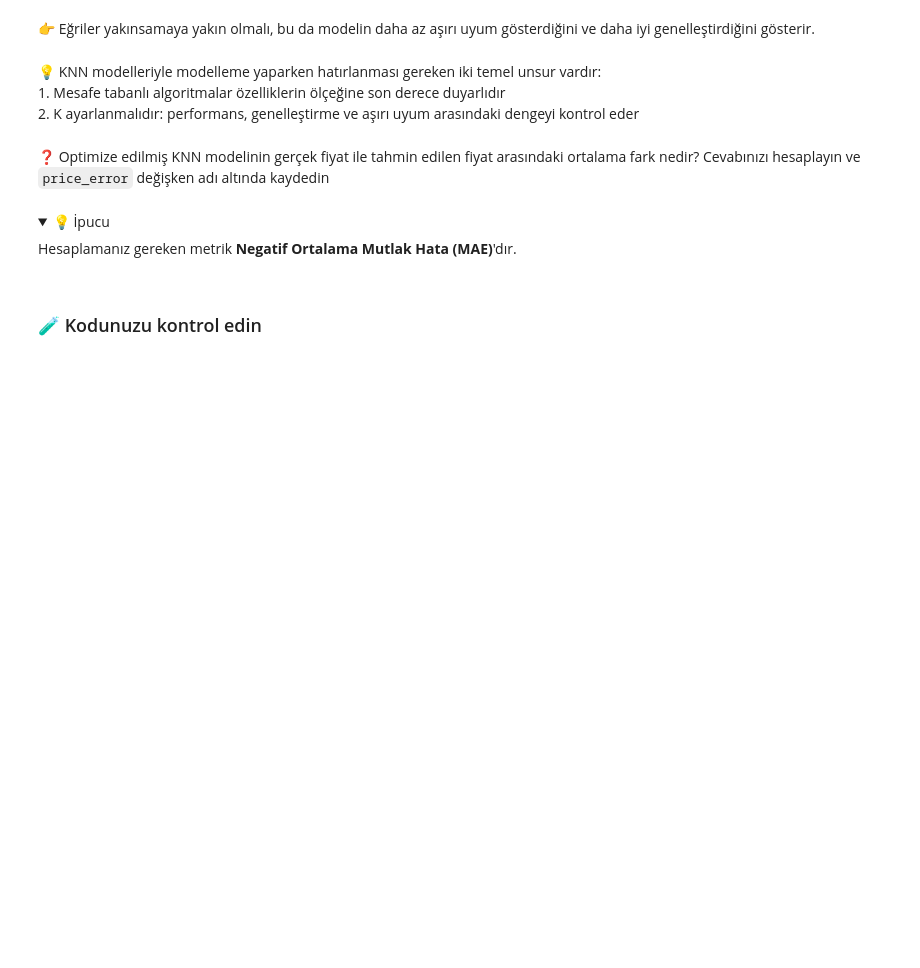
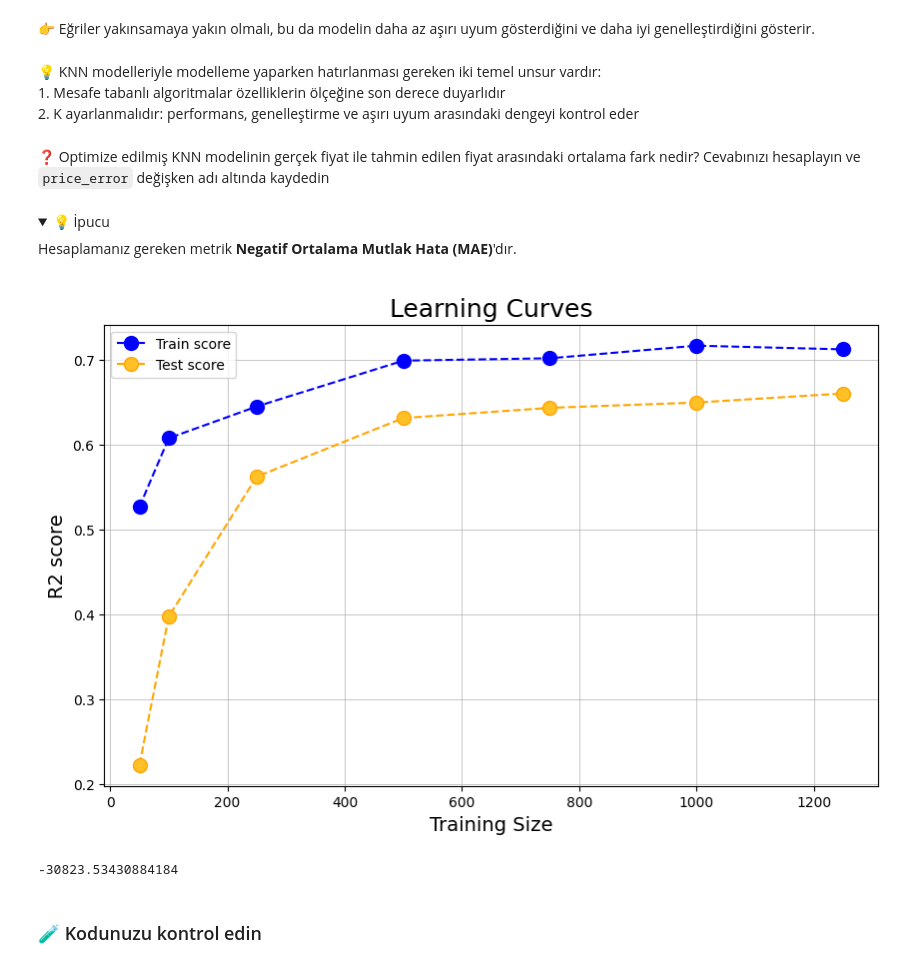
Before and after one commit to tmy-datamesa/S16D1-S-data-knn, a Jupyter notebook: KNN.ipynb, the cells around one changed output. Cells and saved outputs as stored; diff of their text form; code cells hidden in the pictures; folded sections open; blank space fills up the shorter version.

Commit message:
COMPLETED PRİCE_ERROR STEP

```diff
--- a/KNN.ipynb
+++ b/KNN.ipynb
@@ -291,3 +326,19 @@ git push origin master
+# %%
+from sklearn.linear_model import LinearRegression
+from sklearn.model_selection import learning_curve
+import numpy as np
+
+# Get train scores, train sizes, and validation scores using `learning_curve`, r2 score
+train_sizes, train_scores, test_scores = learning_curve(estimator = KNeighborsRegressor(n_neighbors=best_k),
+                                                              X = X_rescaled,
+                                                              y = y,
+                                                              train_sizes = [50,100,250,500,750,1000,1250],
+                                                              cv = 10,
+                                                              scoring = 'r2')
+
+# Take the mean of cross-validated train scores and validation scores
+train_scores_mean = np.mean(train_scores, axis=1)
+test_scores_mean = np.mean(test_scores, axis=1)
 # %% [markdown]
 👉 Eğriler yakınsamaya yakın olmalı, bu da modelin daha az aşırı uyum gösterdiğini ve daha iyi genelleştirdiğini gösterir.
 # %% [markdown]
@@ -308,3 +357,35 @@ Hesaplamanız gereken metrik **Negatif Ortalama Mutlak Hata (MAE)**'dır.
+# %%
+# Plot the learning curves
+
+import matplotlib.pyplot as plt
+
+with plt.style.context('fast'):
+    # figsize
+    plt.figure(figsize=(10,6))
+    # getting axes
+    ax = plt.gca()
+    # plotting
+    ax.plot(train_sizes, train_scores_mean, label = 'Train score',color='blue', linestyle='dashed', marker='o',markerfacecolor='blue', markersize=10)
+    ax.plot(train_sizes, test_scores_mean, label = 'Test score',color='orange', linestyle='dashed', marker='o',markerfacecolor='#ffc125', markersize=10)
+    # more
+    ax.set_title('Learning Curves', fontsize = 18)
+    ax.set_xlabel('Training Size', fontsize = 14)
+    ax.set_ylabel('R2 score', fontsize = 14)
+    ax.grid(axis="x",linewidth=0.5)
+    ax.grid(axis="y",linewidth=0.5)
+    ax.legend(loc="best")
+
+    plt.show()
+# %% [output]
+[figure, added]
+# %%
+cv_results = cross_validate(KNeighborsRegressor(n_neighbors=best_k), X_rescaled,y, scoring = 'neg_mean_absolute_error')
+
+price_error = cv_results['test_score'].mean()
+
+price_error
+# %% [output]
+-30823.53430884184
 # %% [markdown]
 ### 🧪 Kodunuzu kontrol edin
 # %%
```
Also changed, not shown: parts of 5 cells of this notebook, 1 other file.
